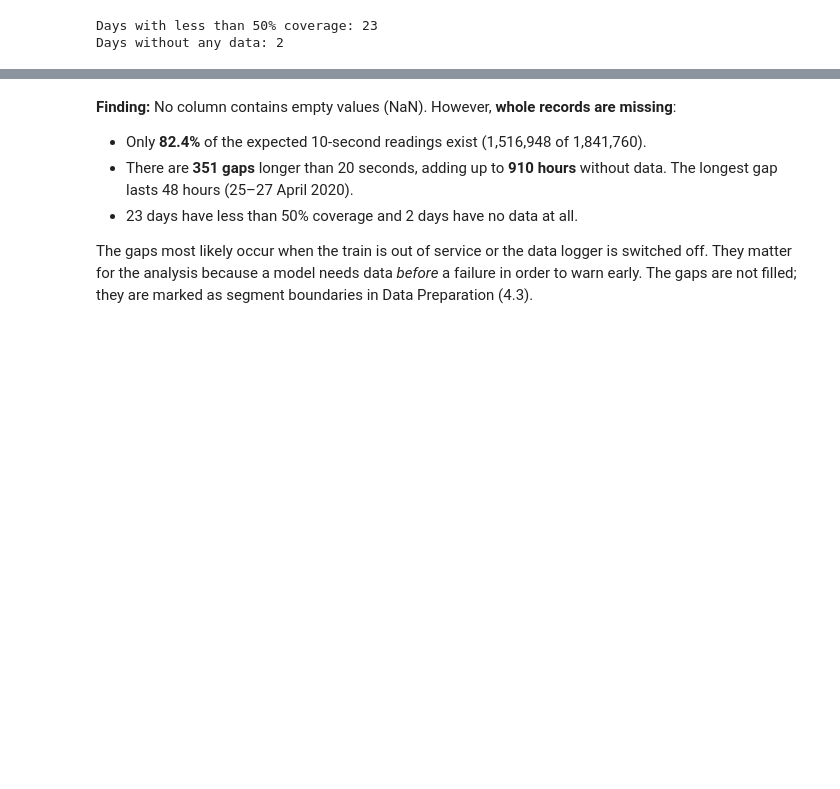
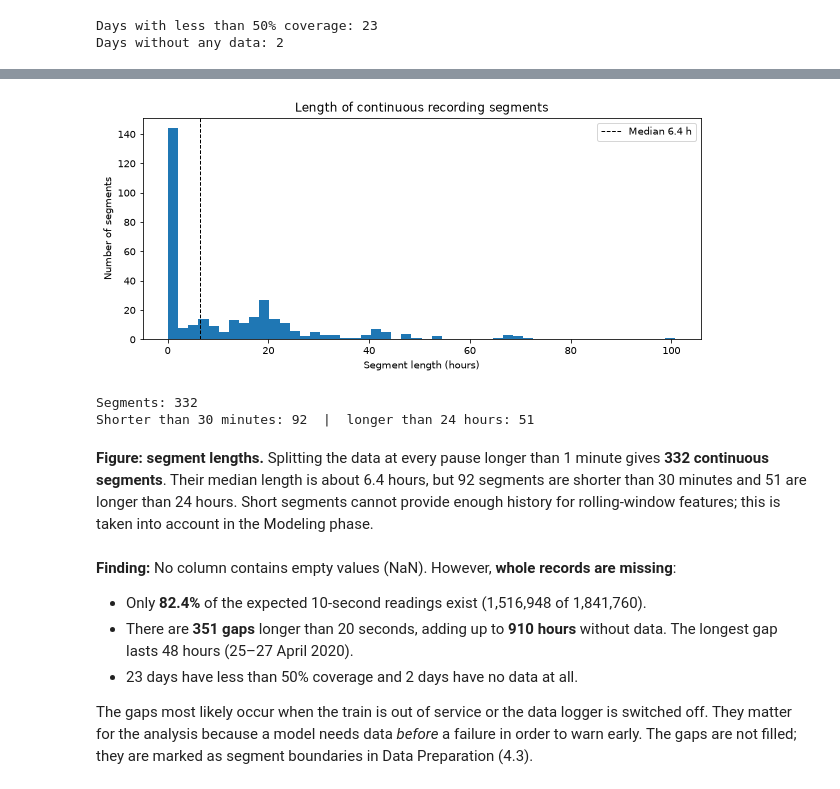
Before and after one commit to Agrima010/industrial-analytics-predictive-maintenance, a Jupyter notebook: MetroPT3_Data Exploratory Analysis.ipynb, the cells around one changed output, grey strips where cells are left out. Cells and saved outputs as stored; diff of their text form; code cells hidden in the pictures; blank space fills up the shorter version.

```diff
--- a/MetroPT3_Data Exploratory Analysis.ipynb
+++ b/MetroPT3_Data Exploratory Analysis.ipynb
@@ -531,3 +597,27 @@ Days without any data: 2
+# %%
+# Length of the continuous recording stretches between gaps longer than 1 minute
+segment_number = (parsed_timestamps.diff() > pd.Timedelta(minutes=1)).cumsum()
+segment_hours = parsed_timestamps.groupby(segment_number).agg(
+    lambda s: (s.max() - s.min()).total_seconds() / 3600)
+
+fig, ax = plt.subplots(figsize=(10, 4))
+ax.hist(segment_hours, bins=50)
+ax.axvline(segment_hours.median(), color='black', linestyle='--', linewidth=1,
+           label=f'Median {segment_hours.median():.1f} h')
+ax.set_title('Length of continuous recording segments')
+ax.set_xlabel('Segment length (hours)')
+ax.set_ylabel('Number of segments')
+ax.legend()
+plt.show()
+
+print(f'Segments: {len(segment_hours)}')
+print(f'Shorter than 30 minutes: {(segment_hours < 0.5).sum()}  |  longer than 24 hours: {(segment_hours > 24).sum()}')
+# %% [output]
+[figure, added]
+Segments: 332
+Shorter than 30 minutes: 92  |  longer than 24 hours: 51
+# %% [markdown]
+**Figure: segment lengths.** Splitting the data at every pause longer than 1 minute gives **332 continuous segments**. Their median length is about 6.4 hours, but 92 segments are shorter than 30 minutes and 51 are longer than 24 hours. Short segments cannot provide enough history for rolling-window features; this is taken into account in the Modeling phase.
 # %% [markdown]
 **Finding:** No column contains empty values (NaN). However, **whole records are missing**:
 
```
Also changed, not shown: parts of 22 cells of this notebook.
